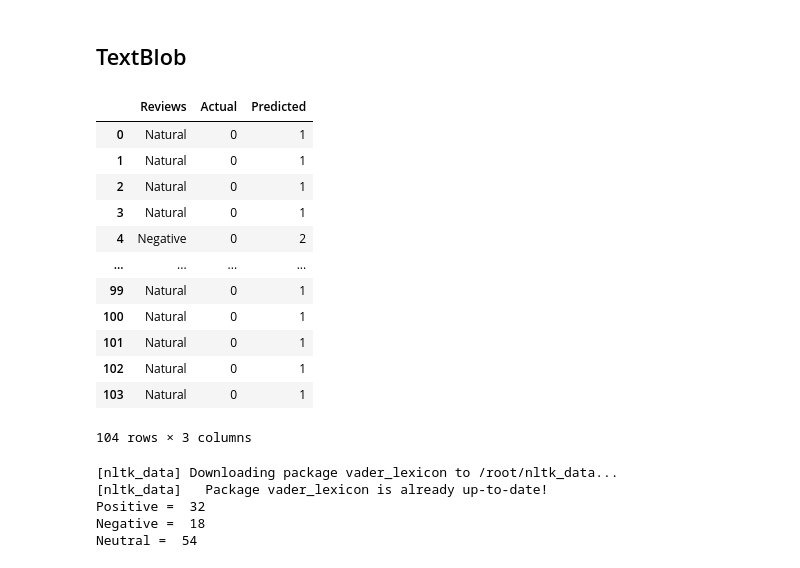
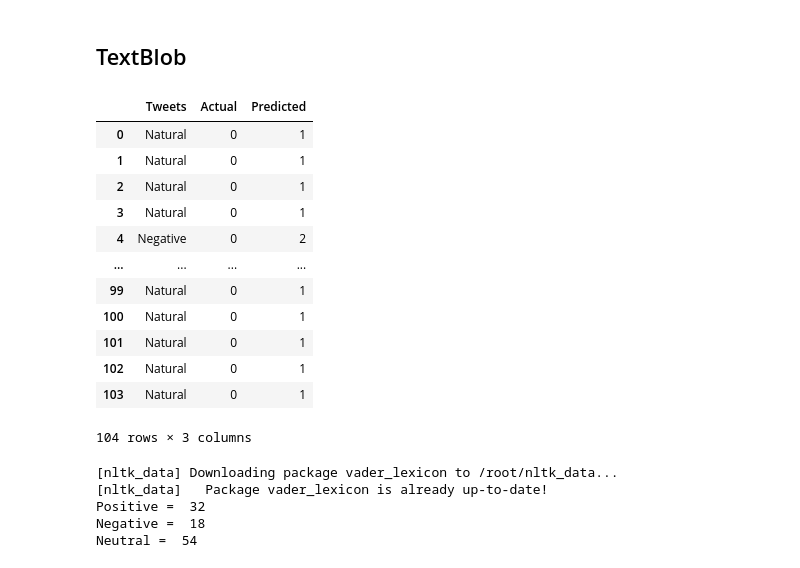
Before and after one commit to AsmaaAlghamd1/Asmaa_INFO5731_-Spring2020, a Jupyter notebook: Alghamdi_class_exercise_08(1).ipynb, the cells around one changed output. Cells and saved outputs as stored; diff of their text form; code cells hidden in the pictures.

```diff
--- a/Alghamdi_class_exercise_08(1).ipynb
+++ b/Alghamdi_class_exercise_08(1).ipynb
@@ -164,33 +164,33 @@ Reference code: https://towardsdatascience.com/fine-grained-sentiment-analysis-i
 # %%
 
 
 def perform(i):
   sentiment1 = 0
   if i == 'Positive':
     sentiment1 = 1
   elif i == 'Negative':
     sentiment1 = 2
   return sentiment1
 
 
 Actual_sent = []
 for i in d['Sentimental Analysis']:
   Actual_sent.append(perform(i))
 
 from textblob import TextBlob
 sentiment2 = []
 for sen in d['Sentimental Analysis']:
   p = TextBlob(sen).sentiment.polarity
   if p > 0:
     sentiment2.append(1)
   elif p < 0:
     sentiment2.append(2)
   elif p == 0.0:
     sentiment2.append(0)
-Data1 = pd.DataFrame(list(zip(d['Sentimental Analysis'], Actual_sent,sentiment2)), columns = ['Reviews', 'Actual', 'Predicted'])
+Data1 = pd.DataFrame(list(zip(d['Sentimental Analysis'], Actual_sent,sentiment2)), columns = ['Tweets', 'Actual', 'Predicted'])
 Data1
 # %% [output]
-|  | Reviews | Actual | Predicted |
+|  | Tweets | Actual | Predicted |
 | 0 | Natural | 0 | 1 |
 | 1 | Natural | 0 | 1 |
 | 2 | Natural | 0 | 1 |
```
